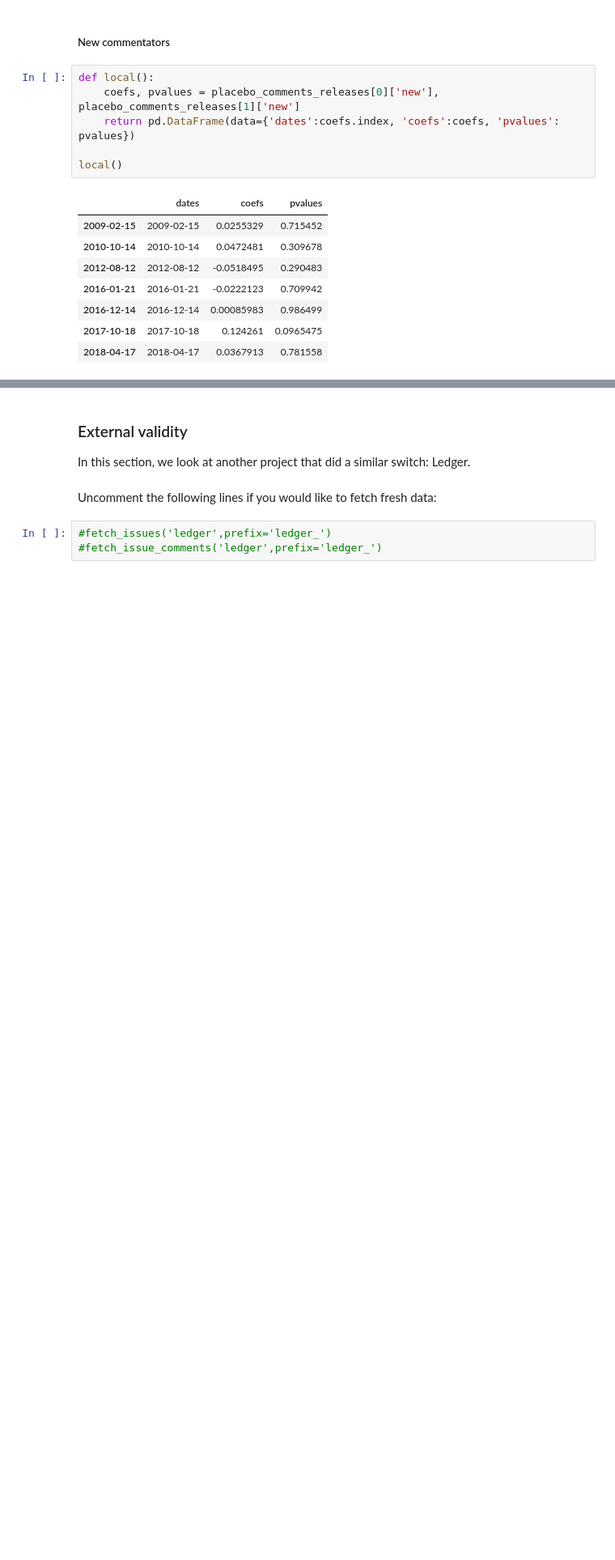
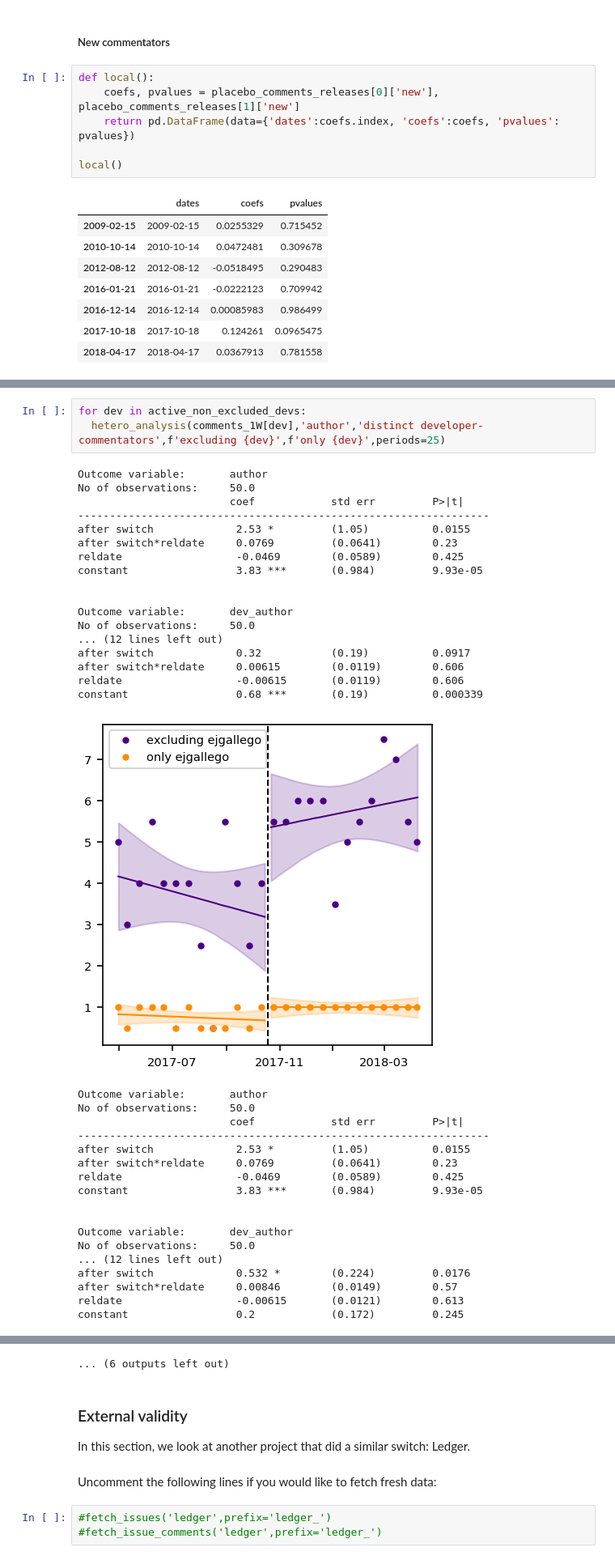
Before and after one commit to Zimmi48/impact-of-switching-bug-trackers, a Jupyter notebook: analysis/GitHub_migration.ipynb, the cells around one changed output, grey strips where cells are left out. Shown at 81% size. Cells and saved outputs as stored; diff of their text form; blank space fills up the shorter version.

```diff
--- a/analysis/GitHub_migration.ipynb
+++ b/analysis/GitHub_migration.ipynb
@@ -2168,0 +2536,39 @@ local()
+# %%
+for dev in active_non_excluded_devs:
+  hetero_analysis(comments_1W[dev],'author','distinct developer-commentators',f'excluding {dev}',f'only {dev}',periods=25)
+# %% [output]
+Outcome variable:       author
+No of observations:     50.0
+                        coef            std err         P>|t|
+-----------------------------------------------------------------
+after switch             2.53 *         (1.05)          0.0155
+after switch*reldate     0.0769         (0.0641)        0.23
+reldate                  -0.0469        (0.0589)        0.425
+constant                 3.83 ***       (0.984)         9.93e-05
+
+
+Outcome variable:       dev_author
+No of observations:     50.0
+... (12 lines left out)
+after switch             0.32           (0.19)          0.0917
+after switch*reldate     0.00615        (0.0119)        0.606
+reldate                  -0.00615       (0.0119)        0.606
+constant                 0.68 ***       (0.19)          0.000339
+[figure, added]
+Outcome variable:       author
+No of observations:     50.0
+                        coef            std err         P>|t|
+-----------------------------------------------------------------
+after switch             2.53 *         (1.05)          0.0155
+after switch*reldate     0.0769         (0.0641)        0.23
+reldate                  -0.0469        (0.0589)        0.425
+constant                 3.83 ***       (0.984)         9.93e-05
+
+
+Outcome variable:       dev_author
+No of observations:     50.0
+... (12 lines left out)
+after switch             0.532 *        (0.224)         0.0176
+after switch*reldate     0.00846        (0.0149)        0.57
+reldate                  -0.00615       (0.0121)        0.613
+constant                 0.2            (0.172)         0.245
@@ -2169,3 +2648,4 @@ local()
+... (6 outputs left out)
 # %% [markdown]
 ### External validity
 
```
Also changed, not shown: parts of 14 cells of this notebook.
